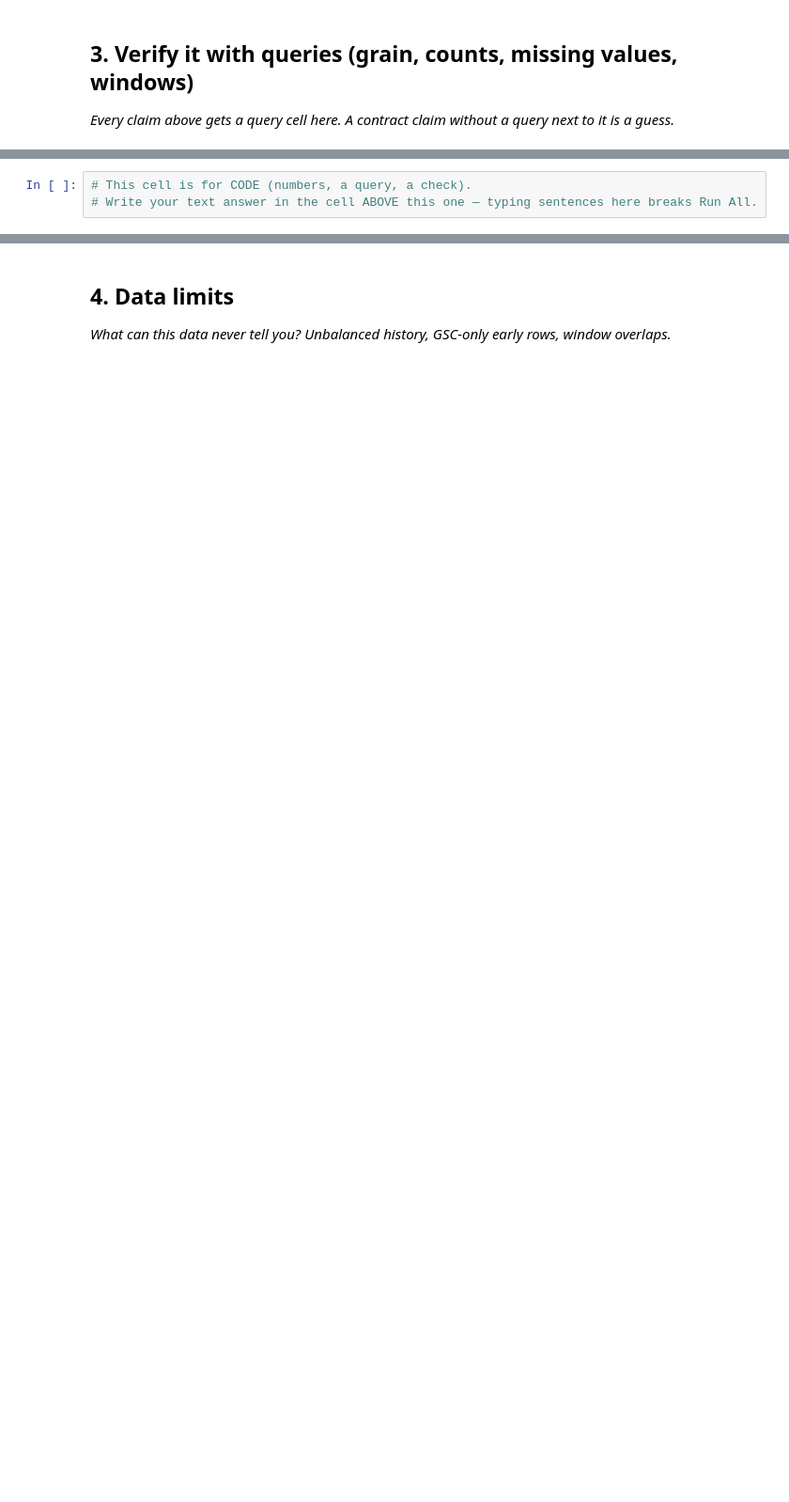
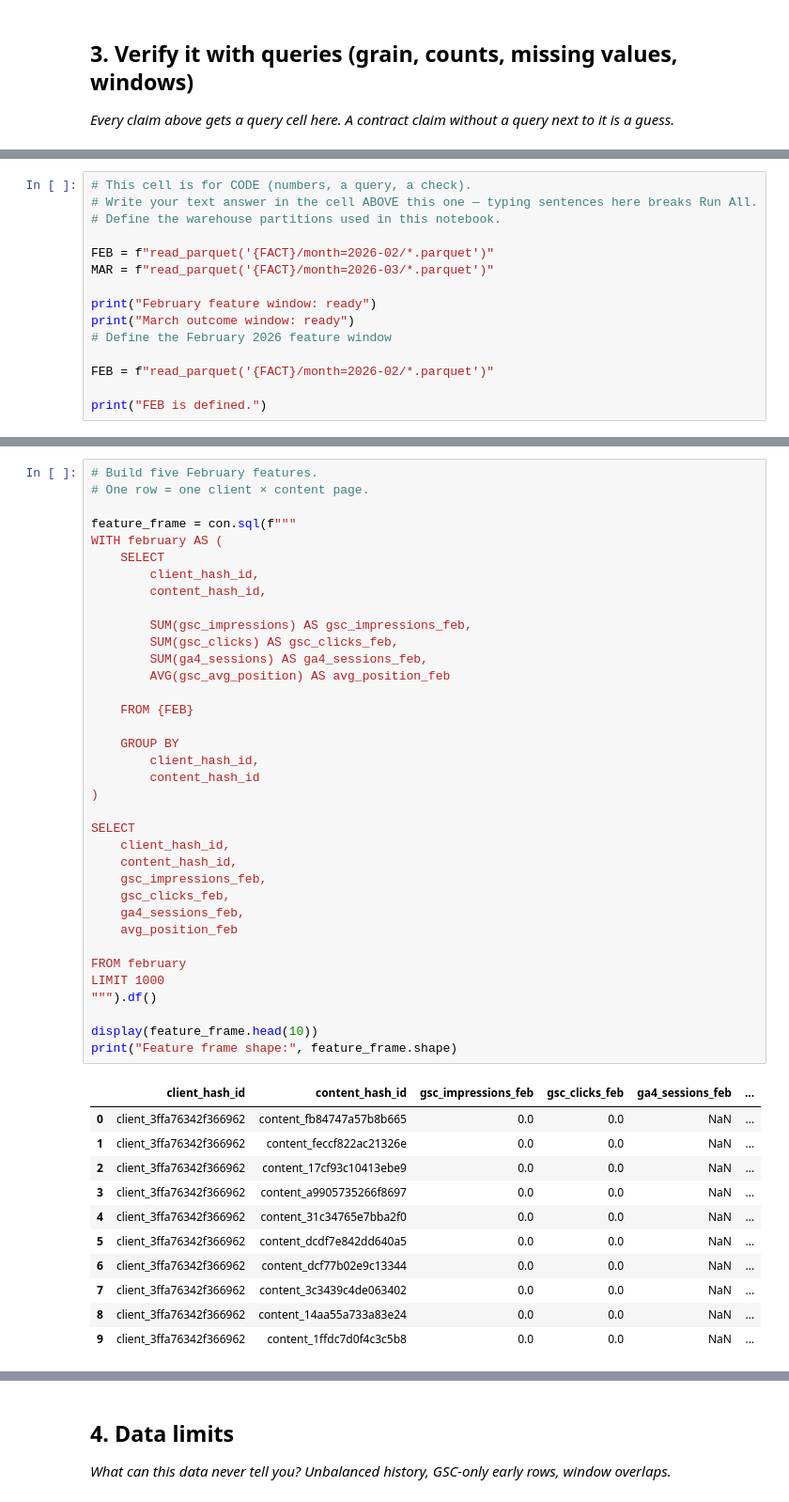
Before and after one commit to hacker3code/Flyrank-AI, a Jupyter notebook: work/notebooks/w03_data_contract.ipynb, the cells around one changed output, grey strips where cells are left out. Shown at 94% size. Cells and saved outputs as stored; diff of their text form; blank space fills up the shorter version.

```diff
--- a/work/notebooks/w03_data_contract.ipynb
+++ b/work/notebooks/w03_data_contract.ipynb
@@ -27,3 +91,15 @@ This skeleton is yours to fill. Work the sections **in order** — each one has
 # %%
 # This cell is for CODE (numbers, a query, a check).
 # Write your text answer in the cell ABOVE this one — typing sentences here breaks Run All.
+# Define the warehouse partitions used in this notebook.
+
+FEB = f"read_parquet('{FACT}/month=2026-02/*.parquet')"
+MAR = f"read_parquet('{FACT}/month=2026-03/*.parquet')"
+
+print("February feature window: ready")
+print("March outcome window: ready")
+# Define the February 2026 feature window
+
+FEB = f"read_parquet('{FACT}/month=2026-02/*.parquet')"
+
+print("FEB is defined.")
@@ -29,0 +203,48 @@ This skeleton is yours to fill. Work the sections **in order** — each one has
+# %%
+# Build five February features.
+# One row = one client × content page.
+
+feature_frame = con.sql(f"""
+WITH february AS (
+    SELECT
+        client_hash_id,
+        content_hash_id,
+
+        SUM(gsc_impressions) AS gsc_impressions_feb,
+        SUM(gsc_clicks) AS gsc_clicks_feb,
+        SUM(ga4_sessions) AS ga4_sessions_feb,
+        AVG(gsc_avg_position) AS avg_position_feb
+
+    FROM {FEB}
+
+    GROUP BY
+        client_hash_id,
+        content_hash_id
+)
+
+SELECT
+    client_hash_id,
+    content_hash_id,
+    gsc_impressions_feb,
+    gsc_clicks_feb,
+    ga4_sessions_feb,
+    avg_position_feb
+
+FROM february
+LIMIT 1000
+""").df()
+
+display(feature_frame.head(10))
+print("Feature frame shape:", feature_frame.shape)
+# %% [output]
+|  | client_hash_id | content_hash_id | gsc_impressions_feb | gsc_clicks_feb | ga4_sessions_feb | ... |
+| 0 | client_3ffa76342f366962 | content_fb84747a57b8b665 | 0.0 | 0.0 | NaN | ... |
+| 1 | client_3ffa76342f366962 | content_feccf822ac21326e | 0.0 | 0.0 | NaN | ... |
+| 2 | client_3ffa76342f366962 | content_17cf93c10413ebe9 | 0.0 | 0.0 | NaN | ... |
+| 3 | client_3ffa76342f366962 | content_a9905735266f8697 | 0.0 | 0.0 | NaN | ... |
+| 4 | client_3ffa76342f366962 | content_31c34765e7bba2f0 | 0.0 | 0.0 | NaN | ... |
+| 5 | client_3ffa76342f366962 | content_dcdf7e842dd640a5 | 0.0 | 0.0 | NaN | ... |
+| 6 | client_3ffa76342f366962 | content_dcf77b02e9c13344 | 0.0 | 0.0 | NaN | ... |
+| 7 | client_3ffa76342f366962 | content_3c3439c4de063402 | 0.0 | 0.0 | NaN | ... |
+| 8 | client_3ffa76342f366962 | content_14aa55a733a83e24 | 0.0 | 0.0 | NaN | ... |
+| 9 | client_3ffa76342f366962 | content_1ffdc7d0f4c3c5b8 | 0.0 | 0.0 | NaN | ... |
```
Also changed, not shown: parts of 30 cells of this notebook.
